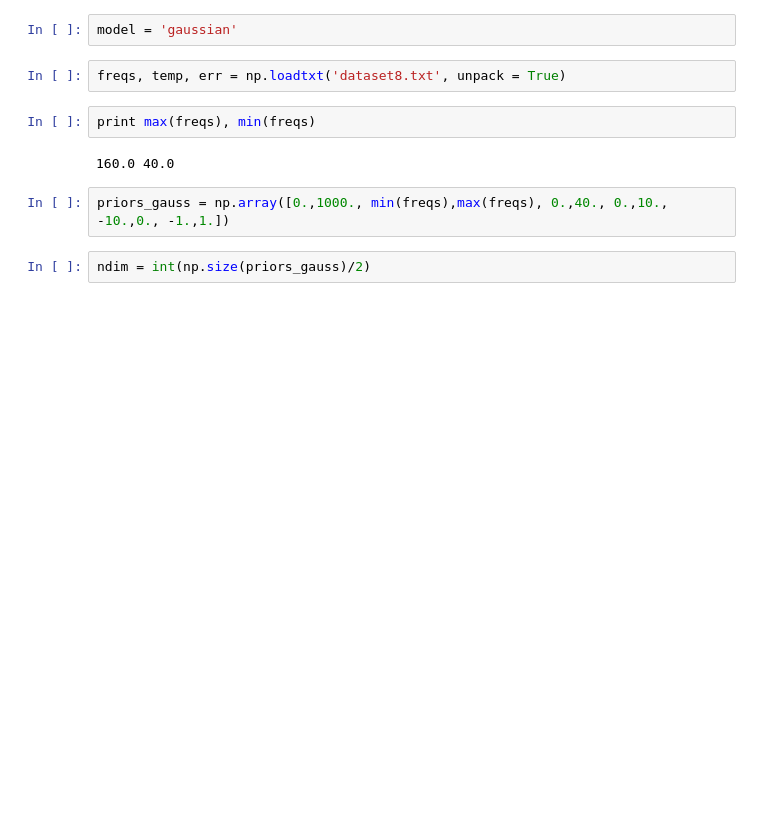
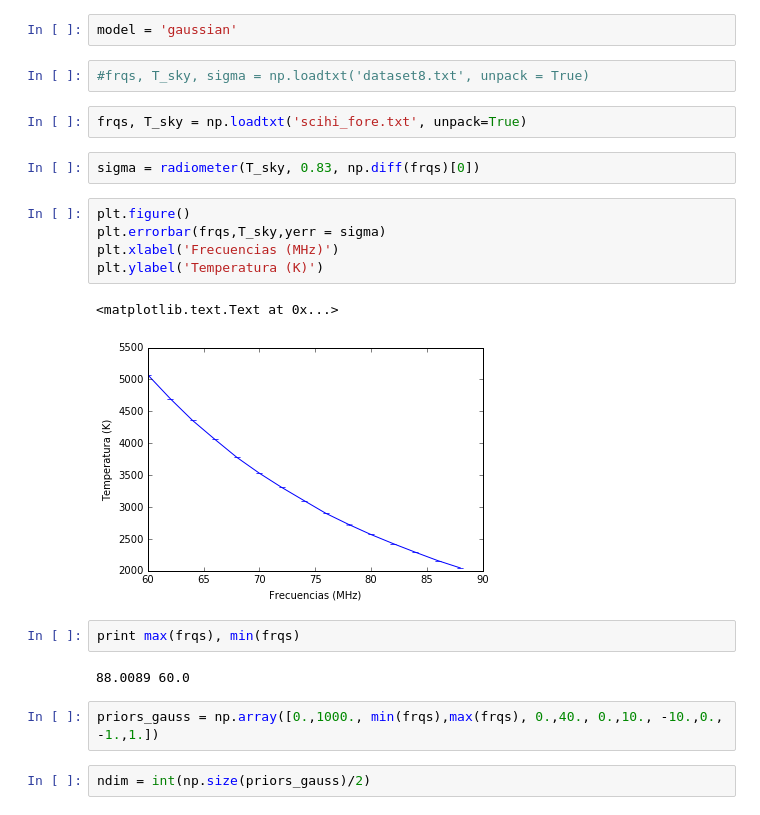
Before and after one commit to olegs22/SCI-Bayes, a Jupyter notebook: mcmc_gauss.ipynb, the cells around one changed output. Drawn from its saved outputs; the diff is of its cells as text; blank space fills up the shorter version.

```diff
--- a/mcmc_gauss.ipynb
+++ b/mcmc_gauss.ipynb
@@ -10,13 +10,25 @@ from model_fit import *
 # %%
 model = 'gaussian'
 # %%
-freqs, temp, err = np.loadtxt('dataset8.txt', unpack = True)
+#frqs, T_sky, sigma = np.loadtxt('dataset8.txt', unpack = True)
+# %%
+frqs, T_sky = np.loadtxt('scihi_fore.txt', unpack=True)
+# %%
+sigma = radiometer(T_sky, 0.83, np.diff(frqs)[0])
+# %%
+plt.figure()
+plt.errorbar(frqs,T_sky,yerr = sigma)
+plt.xlabel('Frecuencias (MHz)')
+plt.ylabel('Temperatura (K)')
+# %% [output]
+<matplotlib.text.Text at 0x...>
+[figure, added]
 # %%
-print max(freqs), min(freqs)
+print max(frqs), min(frqs)
 # %% [output]
-160.0 40.0
+88.0089 60.0
 # %%
-priors_gauss = np.array([0.,1000., min(freqs),max(freqs), 0.,40., 0.,10., -10.,0., -1.,1.])
+priors_gauss = np.array([0.,1000., min(frqs),max(frqs), 0.,40., 0.,10., -10.,0., -1.,1.])
 # %%
 ndim = int(np.size(priors_gauss)/2)
 # %%
```
Also changed, not shown: parts of 19 cells of this notebook.
